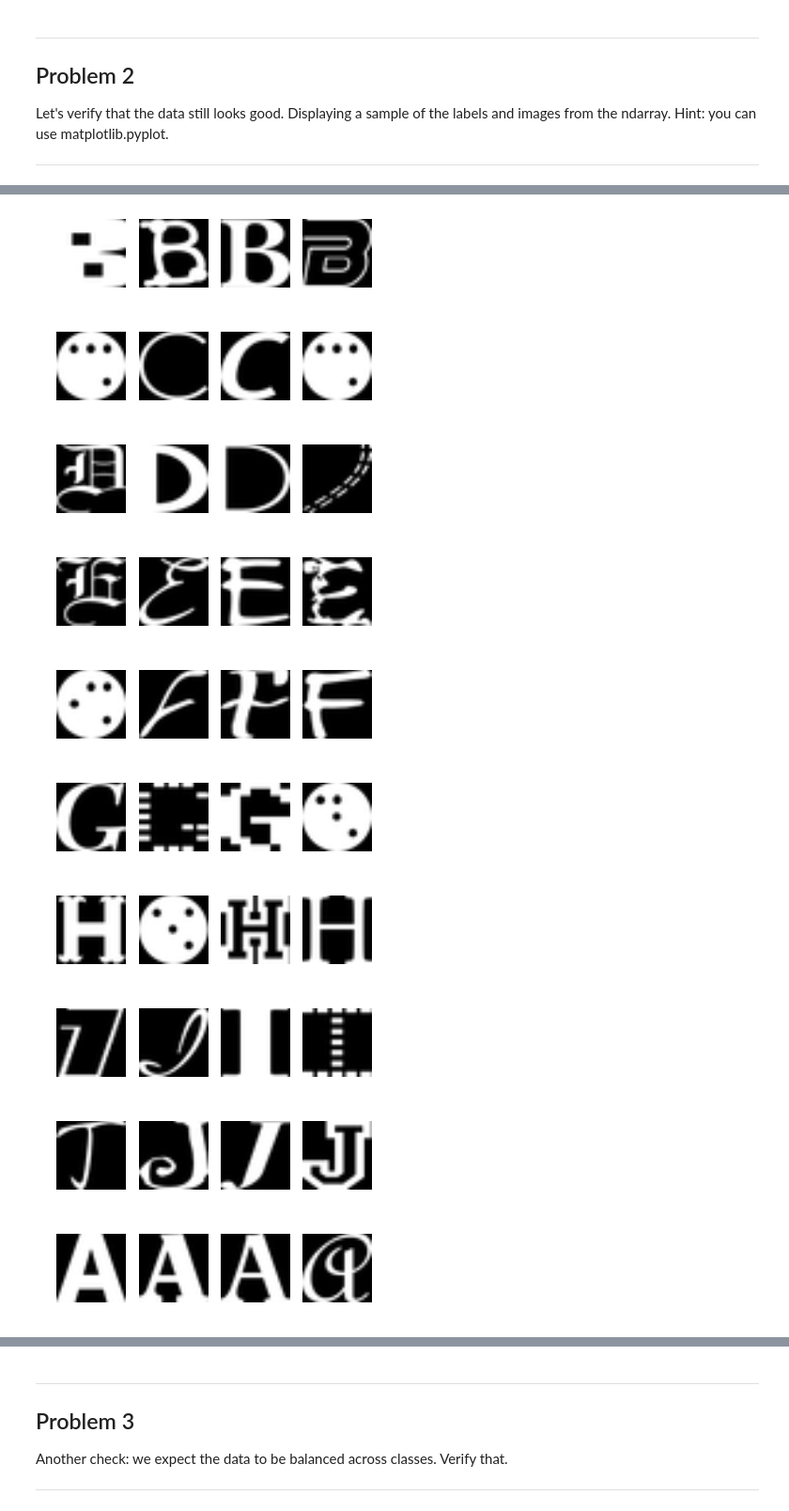
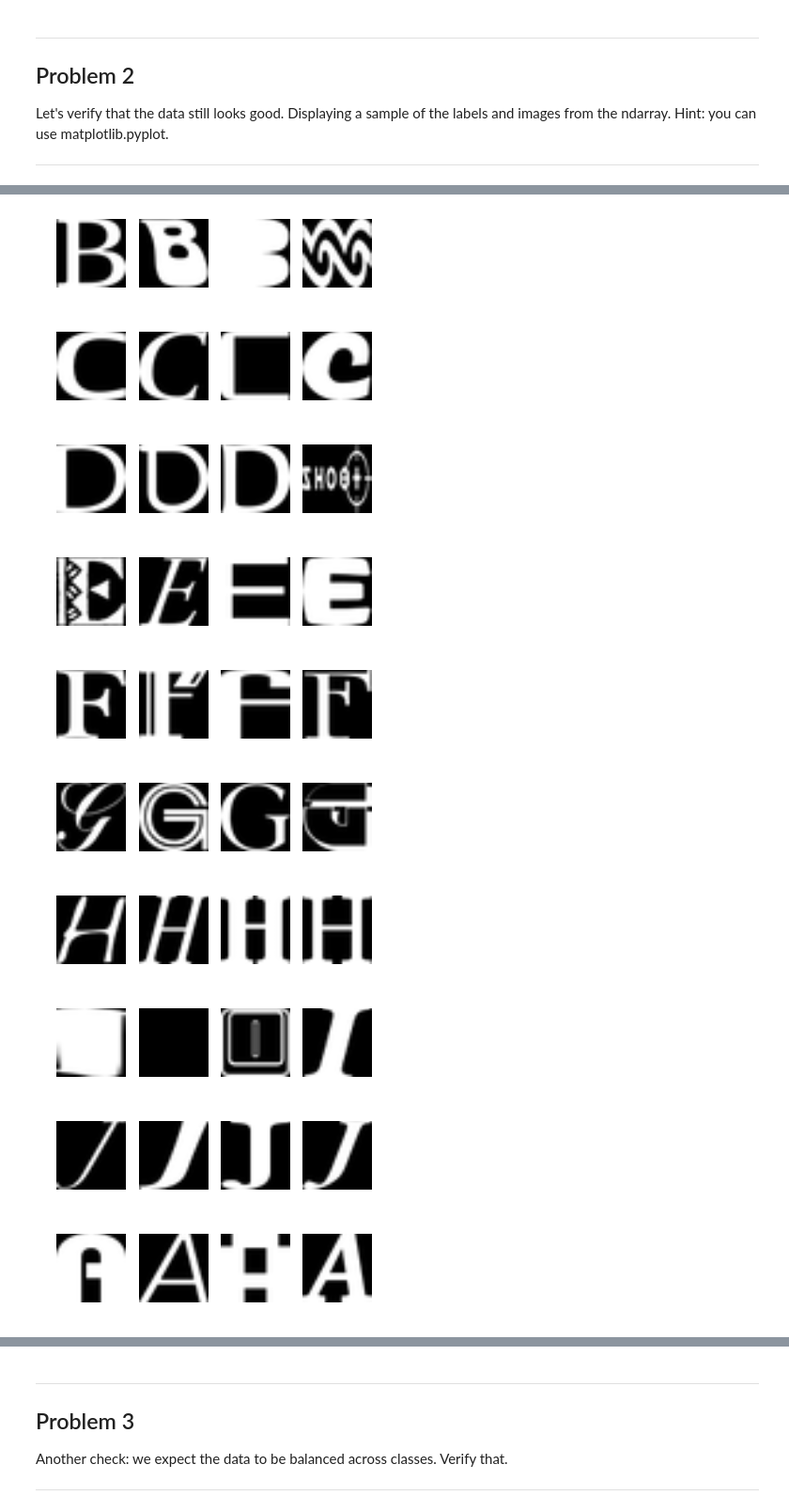
Before and after one commit to dtbinh/deep-learning, a Jupyter notebook: 1_notmnist.ipynb, the cells around one changed output, grey strips where cells are left out. Shown: that part at 94% size. Saved outputs shown, nothing was run; the diff lists cells and outputs as text; code cells hidden in the pictures.

```diff
--- a/1_notmnist.ipynb
+++ b/1_notmnist.ipynb
@@ -205,7 +205,7 @@ def show_sample_pickled(dataset_names, sample_size=4):
     for dsname in dataset_names:
         f = open(dsname, 'rb')
         dataset = pickle.load(f)
-        sample = np.random.choice(dataset.shape[1], size=sample_size)
+        sample = np.random.choice(dataset.shape[0], size=sample_size)
         fig = plt.figure()
         for i, s in enumerate(sample):
             image = dataset[s, :, :]
@@ -222,10 +222,10 @@ show_sample_pickled(test_datasets)
-[figure, old version]
+[figure, new version]
-[figure, old version]
+[figure, new version]
-[figure, old version]
+[figure, new version]
-[figure, old version]
+[figure, new version]
-[figure, old version]
+[figure, new version]
-[figure, old version]
+[figure, new version]
-[figure, old version]
+[figure, new version]
-[figure, old version]
+[figure, new version]
-[figure, old version]
+[figure, new version]
-[figure, old version]
+[figure, new version]
```
Also changed, not shown: parts of 7 cells of this notebook.
